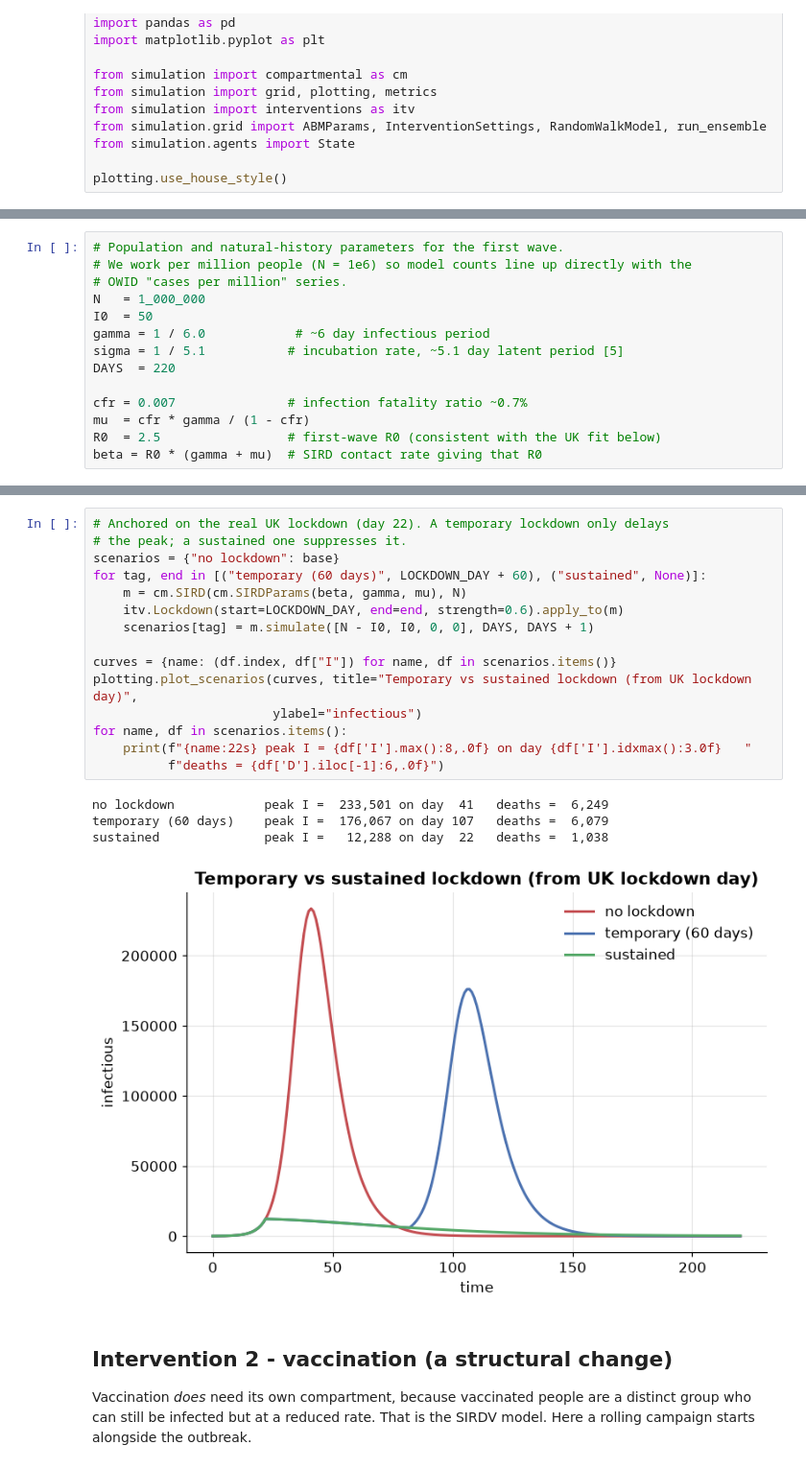
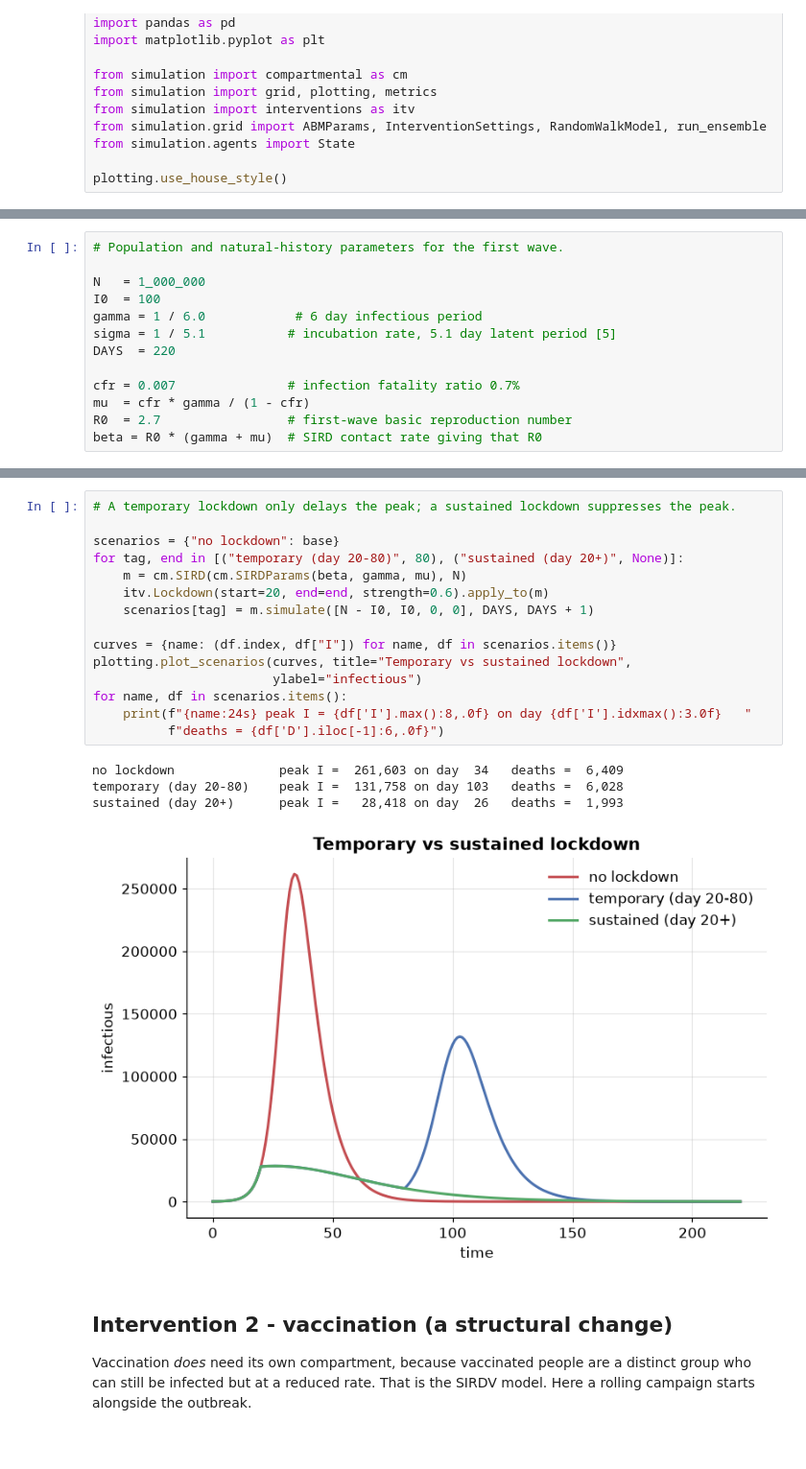
Before and after one commit to isabellamwest/Living_Systems_Project, a Jupyter notebook: airborne/covid/covid_first_wave.ipynb, the cells around one changed output, grey strips where cells are left out. Shown at 96% size. Cells and saved outputs as stored; diff of their text form.

```diff
--- a/airborne/covid/covid_first_wave.ipynb
+++ b/airborne/covid/covid_first_wave.ipynb
@@ -56,16 +42,15 @@ Natural-history rates are from the COVID literature [5]; R0 = 2.5 is a represent
 # %%
 # Population and natural-history parameters for the first wave.
-# We work per million people (N = 1e6) so model counts line up directly with the
-# OWID "cases per million" series.
+
 N   = 1_000_000
-I0  = 50
-gamma = 1 / 6.0            # ~6 day infectious period
-sigma = 1 / 5.1           # incubation rate, ~5.1 day latent period [5]
+I0  = 100
+gamma = 1 / 6.0            # 6 day infectious period
+sigma = 1 / 5.1           # incubation rate, 5.1 day latent period [5]
 DAYS  = 220
 
-cfr = 0.007               # infection fatality ratio ~0.7%
+cfr = 0.007               # infection fatality ratio 0.7%
 mu  = cfr * gamma / (1 - cfr)
-R0  = 2.5                 # first-wave R0 (consistent with the UK fit below)
+R0  = 2.7                 # first-wave basic reproduction number
 beta = R0 * (gamma + mu)  # SIRD contact rate giving that R0
 # %%
 sird = cm.SIRD(cm.SIRDParams(beta, gamma, mu), N)
@@ -91,23 +76,23 @@ timing matters - a lockdown that starts after the peak does almost nothing.
 # %%
-# Anchored on the real UK lockdown (day 22). A temporary lockdown only delays
-# the peak; a sustained one suppresses it.
+# A temporary lockdown only delays the peak; a sustained lockdown suppresses the peak.
+
 scenarios = {"no lockdown": base}
-for tag, end in [("temporary (60 days)", LOCKDOWN_DAY + 60), ("sustained", None)]:
+for tag, end in [("temporary (day 20-80)", 80), ("sustained (day 20+)", None)]:
     m = cm.SIRD(cm.SIRDParams(beta, gamma, mu), N)
-    itv.Lockdown(start=LOCKDOWN_DAY, end=end, strength=0.6).apply_to(m)
+    itv.Lockdown(start=20, end=end, strength=0.6).apply_to(m)
     scenarios[tag] = m.simulate([N - I0, I0, 0, 0], DAYS, DAYS + 1)
 
 curves = {name: (df.index, df["I"]) for name, df in scenarios.items()}
-plotting.plot_scenarios(curves, title="Temporary vs sustained lockdown (from UK lockdown day)",
+plotting.plot_scenarios(curves, title="Temporary vs sustained lockdown",
                         ylabel="infectious")
 for name, df in scenarios.items():
-    print(f"{name:22s} peak I = {df['I'].max():8,.0f} on day {df['I'].idxmax():3.0f}   "
+    print(f"{name:24s} peak I = {df['I'].max():8,.0f} on day {df['I'].idxmax():3.0f}   "
           f"deaths = {df['D'].iloc[-1]:6,.0f}")
 # %% [output]
-no lockdown            peak I =  233,501 on day  41   deaths =  6,249
-temporary (60 days)    peak I =  176,067 on day 107   deaths =  6,079
-sustained              peak I =   12,288 on day  22   deaths =  1,038
+no lockdown              peak I =  261,603 on day  34   deaths =  6,409
+temporary (day 20-80)    peak I =  131,758 on day 103   deaths =  6,028
+sustained (day 20+)      peak I =   28,418 on day  26   deaths =  1,993
-[figure, old version]
+[figure, new version]
 # %% [markdown]
 ## Intervention 2 - vaccination (a structural change)
 
```
Also changed, not shown: parts of 19 cells of this notebook, 4 other files.
